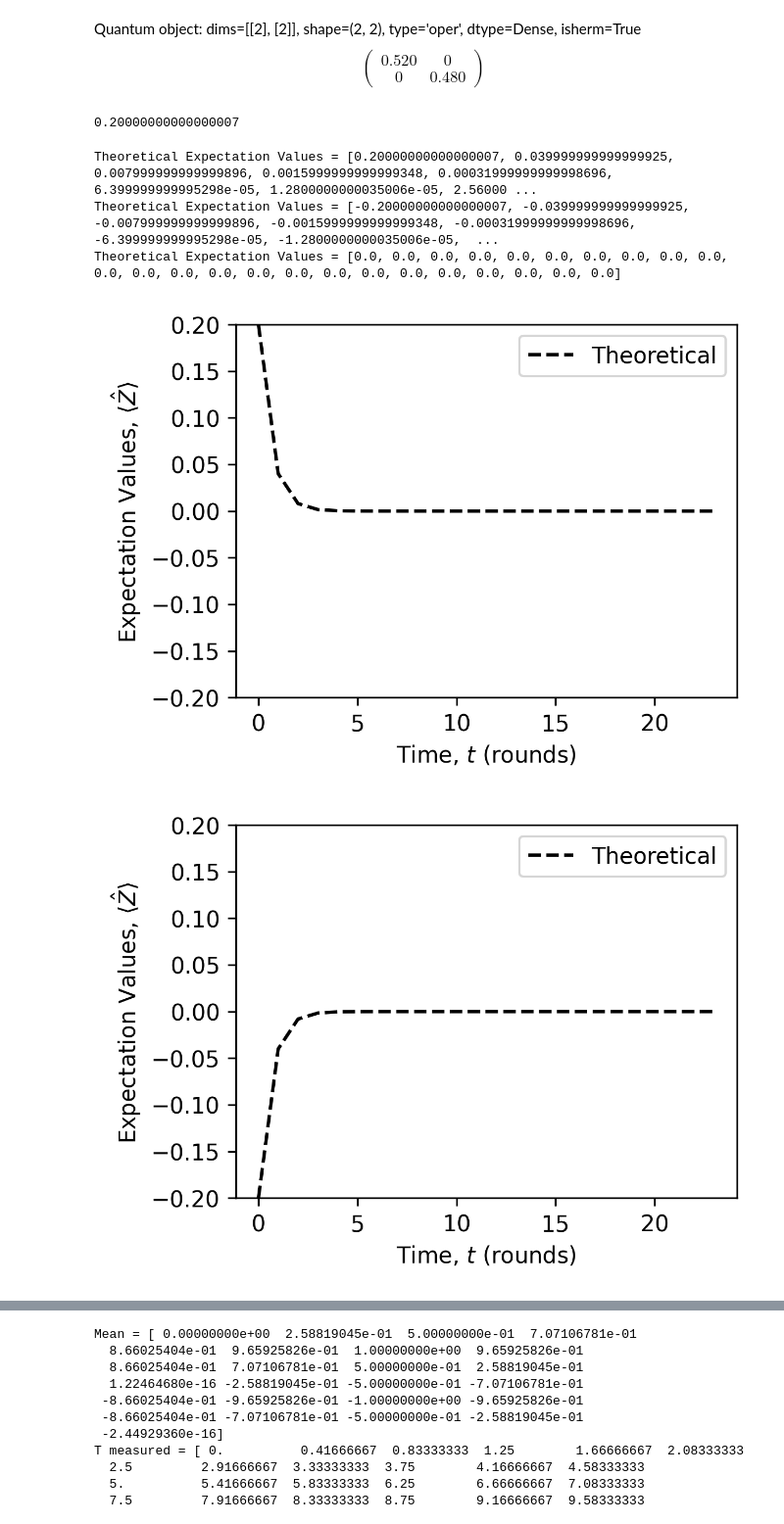
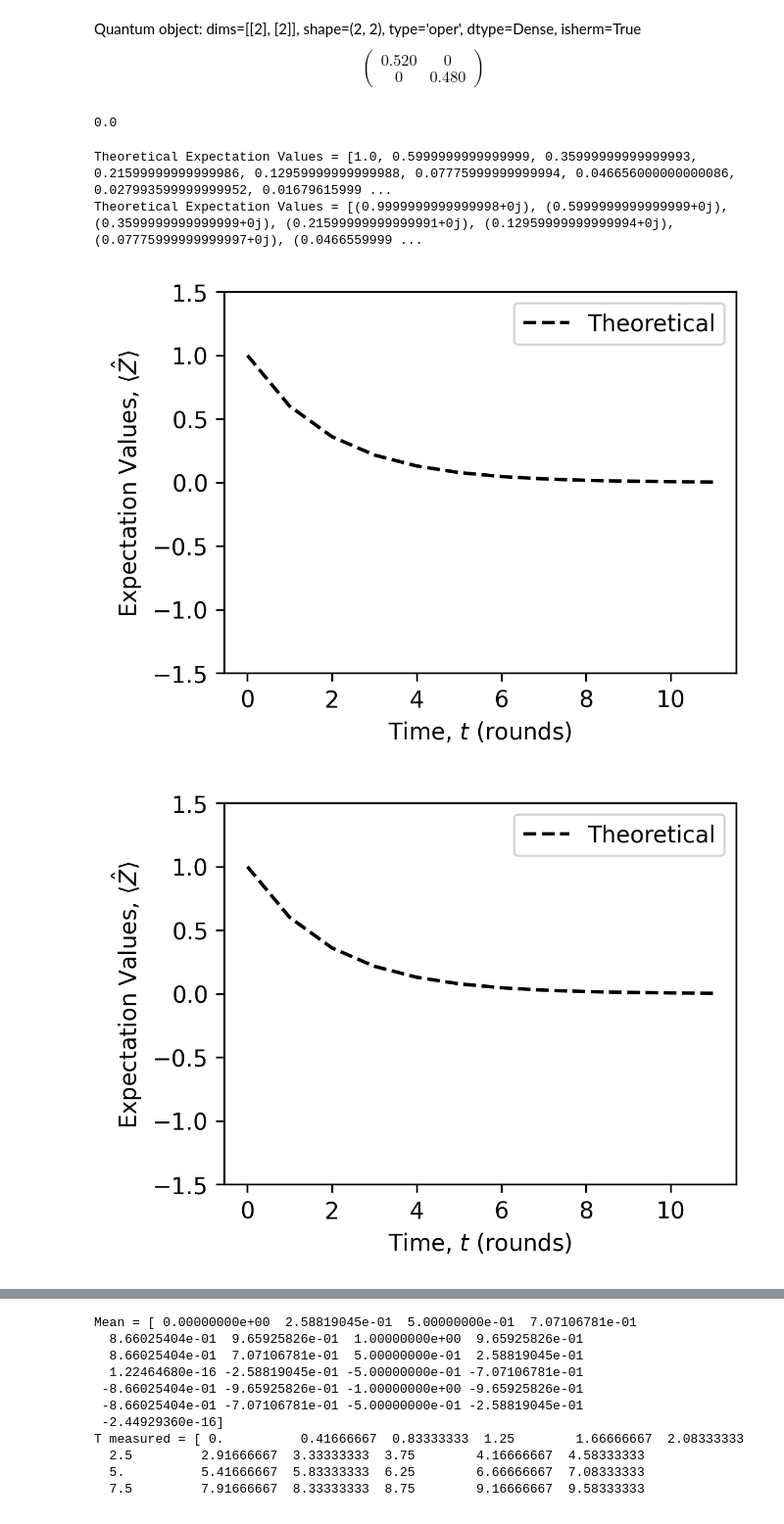
Before and after one commit to ThatGuy65/YQIwork, a Jupyter notebook: Chapter3Examples.ipynb, the cells around one changed output, grey strips where cells are left out. Shown: that part at 98% size. Drawn from its saved outputs; the diff is of its cells as text; code cells hidden in the pictures.

Commit message:
Working Pauli Error

```diff
--- a/Chapter3Examples.ipynb
+++ b/Chapter3Examples.ipynb
@@ -544,8 +544,10 @@ def get_pauli_error(aRho, probs, n=0):
     #print(f"aRho:\n {aRho}")
     # Initialize a new generator object
     #p = list(probs.values())
-    if n == 0:
+    if n == 1:
         return probs['Px'] * sigmax() * aRho * sigmax() + probs['Py'] * sigmay() * aRho * sigmay() + probs['Pi'] * qeye(2) * aRho * qeye(2) + probs['Pz'] * sigmaz()* aRho * sigmaz()
+    elif n == 0:
+        return aRho
     return get_pauli_error(probs['Px'] * sigmax() * aRho * sigmax() + probs['Py'] * sigmay() * aRho * sigmay() + probs['Pi'] * qeye(2) * aRho * qeye(2) + probs['Pz'] * sigmaz()* aRho * sigmaz(),probs,n-1)
     '''
     final = probs['Px'] * sigmax() * aRho * sigmax() + probs['Py'] * sigmay() * aRho * sigmay() + probs['Pi'] * qeye(2) * aRho * qeye(2) + probs['Pz'] * sigmaz()* aRho * sigmaz()
@@ -556,6 +558,6 @@ get_pauli_error(basis(2,0) * basis(2,0).dag(),
         probs={'Px' : 0.2,
                'Py' : 0.2,
                'Pi' : 0.2,
-               'Pz' : 0.4}, n=7
+               'Pz' : 0.4}, n=2
     )
 # %% [output]
@@ -581,19 +583,19 @@ get_pauli_error(basis(2,0) * basis(2,0).dag(),
 # %% [output]
 Quantum object: dims=[[2], [2]], shape=(2, 2), type='oper', dtype=Dense, isherm=True$$\left(\begin{array}{cc}0.520 & 0\\0 & 0.480\end{array}\right)$$
 # %%
-expect(sigmaz(), get_pauli_error(basis(2,0) * basis(2,0).dag(),
+expect(sigmax(), get_pauli_error(basis(2,0) * basis(2,0).dag(),
         probs={'Px' : 0.2,
                'Py' : 0.2,
                'Pi' : 0.2,
                'Pz' : 0.4}, n=0
     ) )
 # %% [output]
-0.20000000000000007
+0.0
 # %%
 def pauli_sim_plot(initial, probs, t, proj_basis):
 
     fig, ax = plt.subplots(1, 1, figsize=(4, 3), dpi=300)
-    ax.set_ylim(-0.2, 0.2)
+    ax.set_ylim(-1.5, 1.5)
 
     x_axis = np.arange(t)
     theory_y_axis = []
@@ -643,41 +645,46 @@ def pauli_sim_plot(initial, probs, t, proj_basis):
 
     #print(f"Measured Error = {measured_error}")
     #print(f"Measured Error Array = {error}")
     ax.set_xlabel('Time, $t$ (rounds)') # Description, variable in math form, units
     ax.set_ylabel(f'Expectation Values, $\\langle \\hat {{{proj_basis}}}\\rangle$ ') #(mV)
 
     '''
     ax.errorbar(x_axis, mean, # supply the x and y coordinates
                 color='#AA4433',
                 yerr= uncertainty, # supply the size of the error bars
                 fmt='o', # only draw datapoints using circles, don't connect
                 markersize=2.5, # size of the circles
                 capsize=2, # size of the caps on the error bars
                 label='Measured',
                 )
     '''
     ax.legend(loc = "upper right") # create the legend with previously marked information
-
+'''
 pauli_sim_plot(basis(2,0) * basis(2,0).dag(), probs={'Px' : 0.2,
                'Py' : 0.2,
                'Pi' : 0.2,
                'Pz' : 0.4},
                t=24, proj_basis="Z")
 
 pauli_sim_plot(basis(2,1) * basis(2,1).dag(), probs={'Px' : 0.2,
                'Py' : 0.2,
                'Pi' : 0.2,
                'Pz' : 0.4},
                t=24, proj_basis="Z")
 
-pauli_sim_plot(sigmaz() * sigmaz().dag(), probs={'Px' : 0.3,
-               'Py' : 0.3,
-               'Pi' : 0.1,
-               'Pz' : 0.4},
-               t=24, proj_basis="Z")
+pauli_sim_plot(basis(2,0) * basis(2,0).dag(), probs={'Px' : 0.1,
+               'Py' : 0.1,
+               'Pi' : 0.7,
+               'Pz' : 0.1},
+               t=12, proj_basis="Z")
+'''
+pauli_sim_plot((1 / np.sqrt(2)) * (basis(2,0) + (1j * basis(2,1))) * (1 / np.sqrt(2)) * (basis(2,0) + (1j * basis(2,1))).dag(), probs={'Px' : 0.1,
+               'Py' : 0.1,
+               'Pi' : 0.7,
+               'Pz' : 0.1},
+               t=12, proj_basis="Z")
 # %% [output]
-Theoretical Expectation Values = [0.20000000000000007, 0.039999999999999925, 0.007999999999999896, 0.0015999999999999348, 0.00031999999999998696, 6.399999999995298e-05, 1.2800000000035006e-05, 2.56000 ...
-Theoretical Expectation Values = [-0.20000000000000007, -0.039999999999999925, -0.007999999999999896, -0.0015999999999999348, -0.00031999999999998696, -6.399999999995298e-05, -1.2800000000035006e-05,  ...
-Theoretical Expectation Values = [0.0, 0.0, 0.0, 0.0, 0.0, 0.0, 0.0, 0.0, 0.0, 0.0, 0.0, 0.0, 0.0, 0.0, 0.0, 0.0, 0.0, 0.0, 0.0, 0.0, 0.0, 0.0, 0.0, 0.0]
+Theoretical Expectation Values = [1.0, 0.5999999999999999, 0.35999999999999993, 0.21599999999999986, 0.12959999999999988, 0.07775999999999994, 0.046656000000000086, 0.027993599999999952, 0.01679615999 ...
+Theoretical Expectation Values = [(0.9999999999999998+0j), (0.5999999999999999+0j), (0.3599999999999999+0j), (0.21599999999999991+0j), (0.12959999999999994+0j), (0.07775999999999997+0j), (0.0466559999 ...
-[figure, old version]
+[figure, new version]
-[figure, old version]
+[figure, new version]
```
Also changed, not shown: parts of 2 cells of this notebook.
